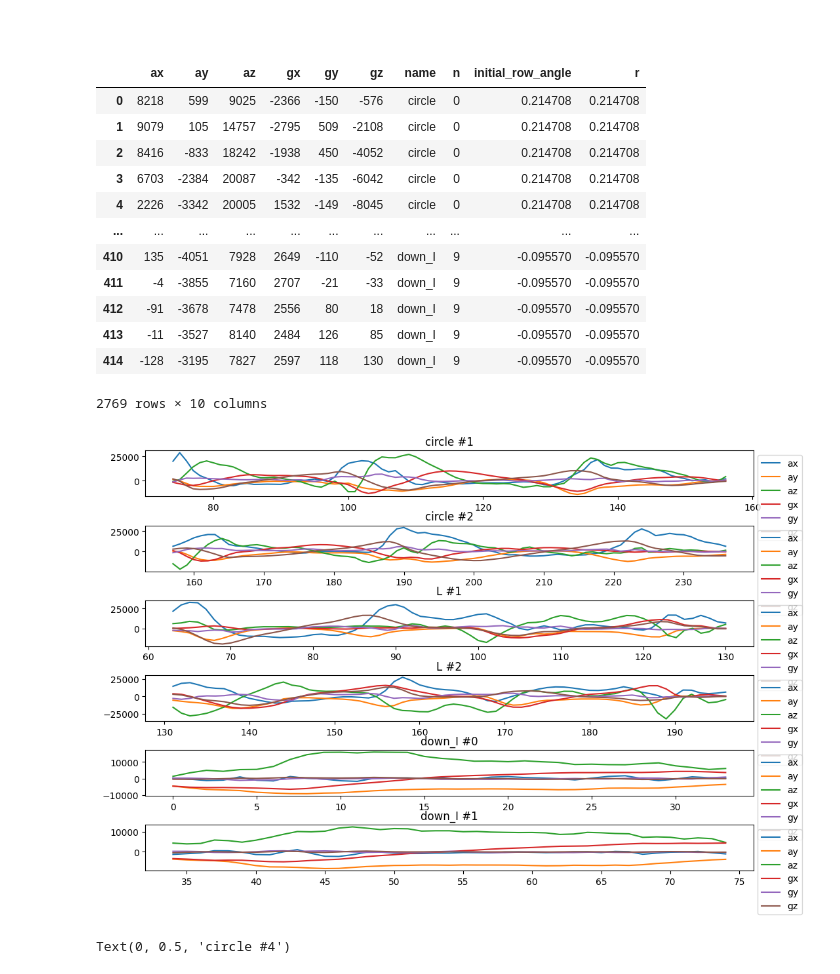
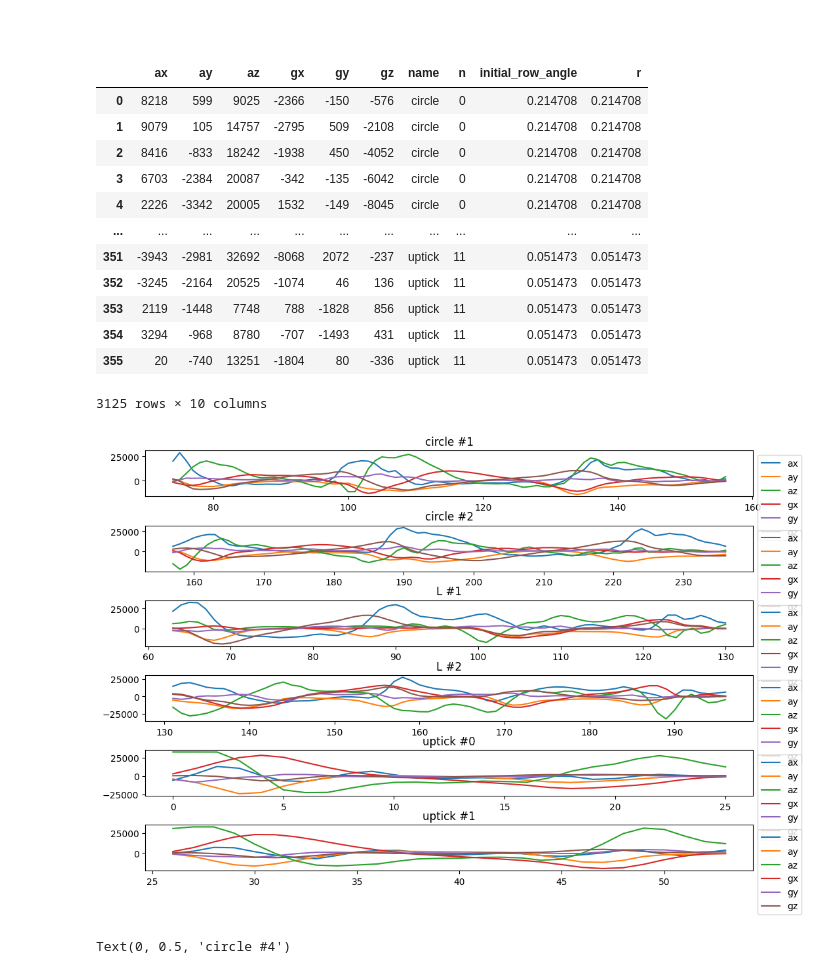
Before and after one commit to rbaron/spellcaster, a Jupyter notebook: data/accel_ble-dump-rot-inv.ipynb, the cells around one changed output. Cells and saved outputs as stored; diff of their text form; code cells hidden in the pictures.

Commit message:
Add uptick dump

```diff
--- a/data/accel_ble-dump-rot-inv.ipynb
+++ b/data/accel_ble-dump-rot-inv.ipynb
@@ -34,6 +34,7 @@ df = pd.concat([
             './data/ble-dump/52hz/4g-500dps/L-rot-inv.csv',
             './data/ble-dump/52hz/4g-500dps/X-rot-inv.csv',
             './data/ble-dump/52hz/4g-500dps/down_I-rot-inv.csv',
+            './data/ble-dump/52hz/4g-500dps/uptick-rot-inv.csv',
         ]
     ] + [
         # make_rand(15, 'short_rand', 5),
@@ -50,12 +51,12 @@ df
 | 3 | 6703 | -2384 | 20087 | -342 | -135 | -6042 | circle | 0 | 0.214708 | 0.214708 |
 | 4 | 2226 | -3342 | 20005 | 1532 | -149 | -8045 | circle | 0 | 0.214708 | 0.214708 |
 | ... | ... | ... | ... | ... | ... | ... | ... | ... | ... | ... |
-| 410 | 135 | -4051 | 7928 | 2649 | -110 | -52 | down_I | 9 | -0.095570 | -0.095570 |
-| 411 | -4 | -3855 | 7160 | 2707 | -21 | -33 | down_I | 9 | -0.095570 | -0.095570 |
-| 412 | -91 | -3678 | 7478 | 2556 | 80 | 18 | down_I | 9 | -0.095570 | -0.095570 |
-| 413 | -11 | -3527 | 8140 | 2484 | 126 | 85 | down_I | 9 | -0.095570 | -0.095570 |
-| 414 | -128 | -3195 | 7827 | 2597 | 118 | 130 | down_I | 9 | -0.095570 | -0.095570 |
+| 351 | -3943 | -2981 | 32692 | -8068 | 2072 | -237 | uptick | 11 | 0.051473 | 0.051473 |
+| 352 | -3245 | -2164 | 20525 | -1074 | 46 | 136 | uptick | 11 | 0.051473 | 0.051473 |
+| 353 | 2119 | -1448 | 7748 | 788 | -1828 | 856 | uptick | 11 | 0.051473 | 0.051473 |
+| 354 | 3294 | -968 | 8780 | -707 | -1493 | 431 | uptick | 11 | 0.051473 | 0.051473 |
+| 355 | 20 | -740 | 13251 | -1804 | 80 | -336 | uptick | 11 | 0.051473 | 0.051473 |
-2769 rows × 10 columns
+3125 rows × 10 columns
 # %%
 def plot_mov(df, name, n, ax):
     df[
@@ -66,19 +67,19 @@ def plot_mov(df, name, n, ax):
 # %%
 N_EACH = 2
 
 fig, axs = plt.subplots(3 * N_EACH, 1, figsize=(10, 7))
 fig.tight_layout()
 
 for i in range(N_EACH):
     plot_mov(df, 'circle', i+1, axs[i])
 
 for i in range(N_EACH):
     plot_mov(df, 'L', i+1, axs[i + N_EACH])
 
 for i in range(N_EACH):
-    plot_mov(df, 'down_I', i, axs[i + 2*N_EACH])
+    plot_mov(df, 'uptick', i, axs[i + 2*N_EACH])
 # %% [output]
-[figure, old version]
+[figure, new version]
 # %%
 #!pip install dtw-python
 # !pip install seaborn dtw-python
```
Also changed, not shown: parts of 6 cells of this notebook, 1 other file.
